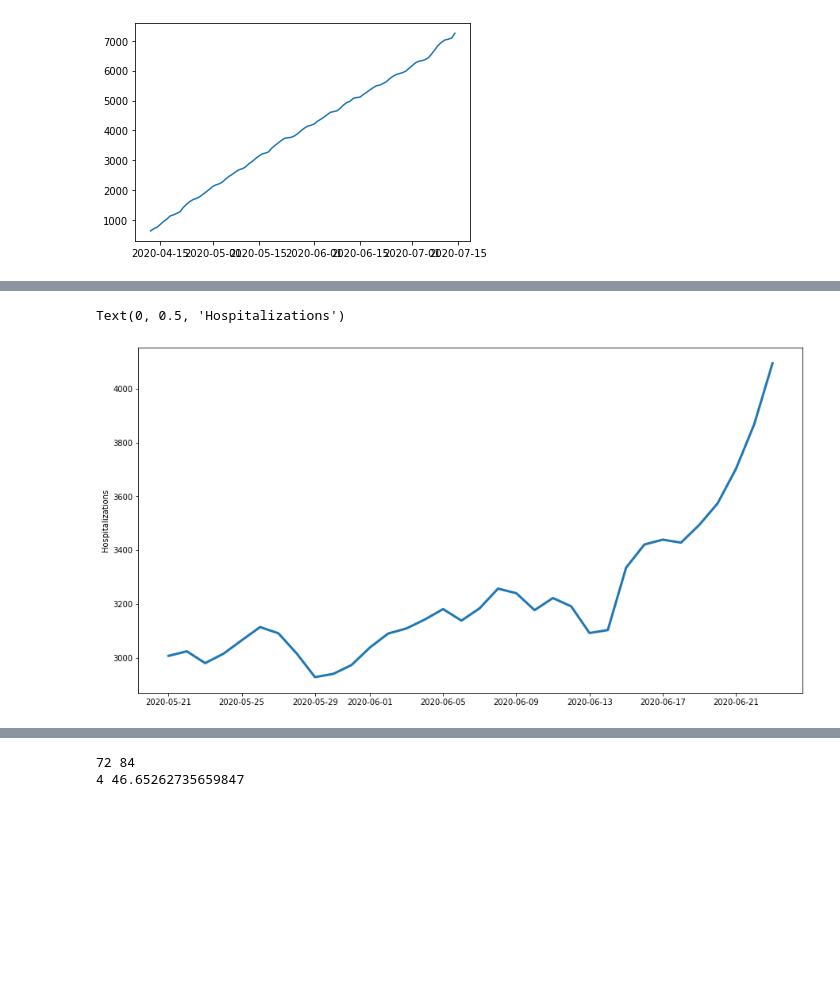
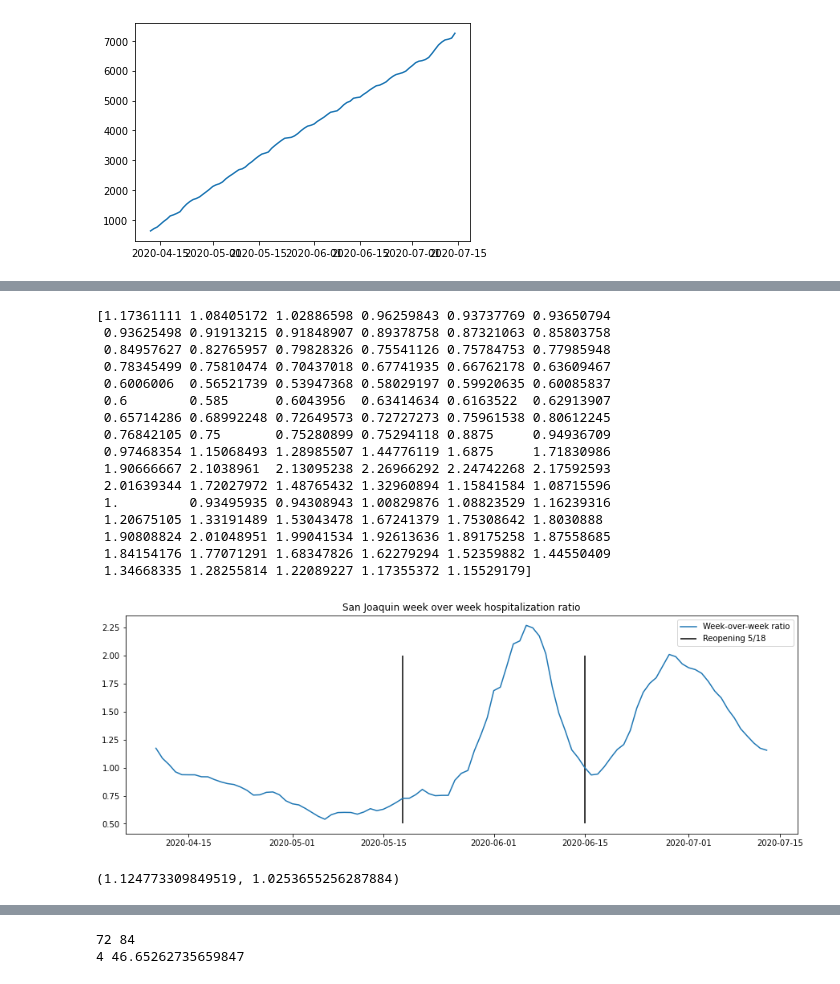
Before and after one commit to bkungfoo/covid19_models, a Jupyter notebook: visualize_metrics.ipynb, the cells around one changed output, grey strips where cells are left out. Cells and saved outputs as stored; diff of their text form; code cells hidden in the pictures; blank space fills up the shorter version.

```diff
--- a/visualize_metrics.ipynb
+++ b/visualize_metrics.ipynb
@@ -587,9 +589,6 @@ california_df
 california_statewide_df = california_df.groupby('Date').sum().sort_index()
 # %%
 plt.figure(figsize=(15,8))
-plt.plot(california_statewide_df.index[50:], california_statewide_df['COVID-19 Positive Patients'][50:],
+plt.plot(california_statewide_df.index[:], california_statewide_df['hospitalized_covid_confirmed_patients'][:],
          linewidth=3)
 plt.ylabel('Hospitalizations')
-# %% [output]
-Text(0, 0.5, 'Hospitalizations')
-[figure, removed]
@@ -598,3 +595,44 @@ sample_df = sample_df.set_index('Date')
+# %%
+early_reopening_df = california_df[california_df['county'].isin([
+    #'San Joaquin',
+    #'Fresno',
+    #'Kern',
+    #'Stanislaus',
+    'Sacramento'
+])]
+early_reopening_df = early_reopening_df.groupby('Date').sum().sort_index()
+early_reopening_np = np.convolve(early_reopening_df['hospitalized_covid_confirmed_patients'], np.ones((7,)) / 7)[7:-7] # First date centered at 4/4
+base = datetime(2020, 4, 10)
+date_list = [base + timedelta(days=x) for x in range(early_reopening_np.shape[0] - 7)]
+plt.figure(figsize=(15, 5))
+plt.plot(date_list, early_reopening_np[7:] / early_reopening_np[:-7], label='Week-over-week ratio')
+plt.vlines([datetime(2020, 5, 18), datetime(2020, 6, 15)], 0.5, 2.0, label='Reopening 5/18')
+plt.title('San Joaquin week over week hospitalization ratio')
+plt.legend()
+print(early_reopening_np[7:] / early_reopening_np[:-7])
+# %% [output]
+[1.17361111 1.08405172 1.02886598 0.96259843 0.93737769 0.93650794
+ 0.93625498 0.91913215 0.91848907 0.89378758 0.87321063 0.85803758
+ 0.84957627 0.82765957 0.79828326 0.75541126 0.75784753 0.77985948
+ 0.78345499 0.75810474 0.70437018 0.67741935 0.66762178 0.63609467
+ 0.6006006  0.56521739 0.53947368 0.58029197 0.59920635 0.60085837
+ 0.6        0.585      0.6043956  0.63414634 0.6163522  0.62913907
+ 0.65714286 0.68992248 0.72649573 0.72727273 0.75961538 0.80612245
+ 0.76842105 0.75       0.75280899 0.75294118 0.8875     0.94936709
+ 0.97468354 1.15068493 1.28985507 1.44776119 1.6875     1.71830986
+ 1.90666667 2.1038961  2.13095238 2.26966292 2.24742268 2.17592593
+ 2.01639344 1.72027972 1.48765432 1.32960894 1.15841584 1.08715596
+ 1.         0.93495935 0.94308943 1.00829876 1.08823529 1.16239316
+ 1.20675105 1.33191489 1.53043478 1.67241379 1.75308642 1.8030888
+ 1.90808824 2.01048951 1.99041534 1.92613636 1.89175258 1.87558685
+ 1.84154176 1.77071291 1.68347826 1.62279294 1.52359882 1.44550409
+ 1.34668335 1.28255814 1.22089227 1.17355372 1.15529179]
+[figure, added]
+# %%
+(np.mean((early_reopening_np[7:] / early_reopening_np[:-7])[30:40]),
+np.mean((early_reopening_np[7:] / early_reopening_np[:-7])[-30:-5]))
+# %% [output]
+(1.124773309849519, 1.0253655256287884)
 # %%
 plt.plot((sample_df['Deaths'] - sample_df['Deaths'].shift(1)) * 49, label='Deaths')
 plt.plot(california_statewide_df.index, california_statewide_df['COVID-19 Positive Patients'],
```
Also changed, not shown: parts of 4 cells of this notebook, 1 other file.
